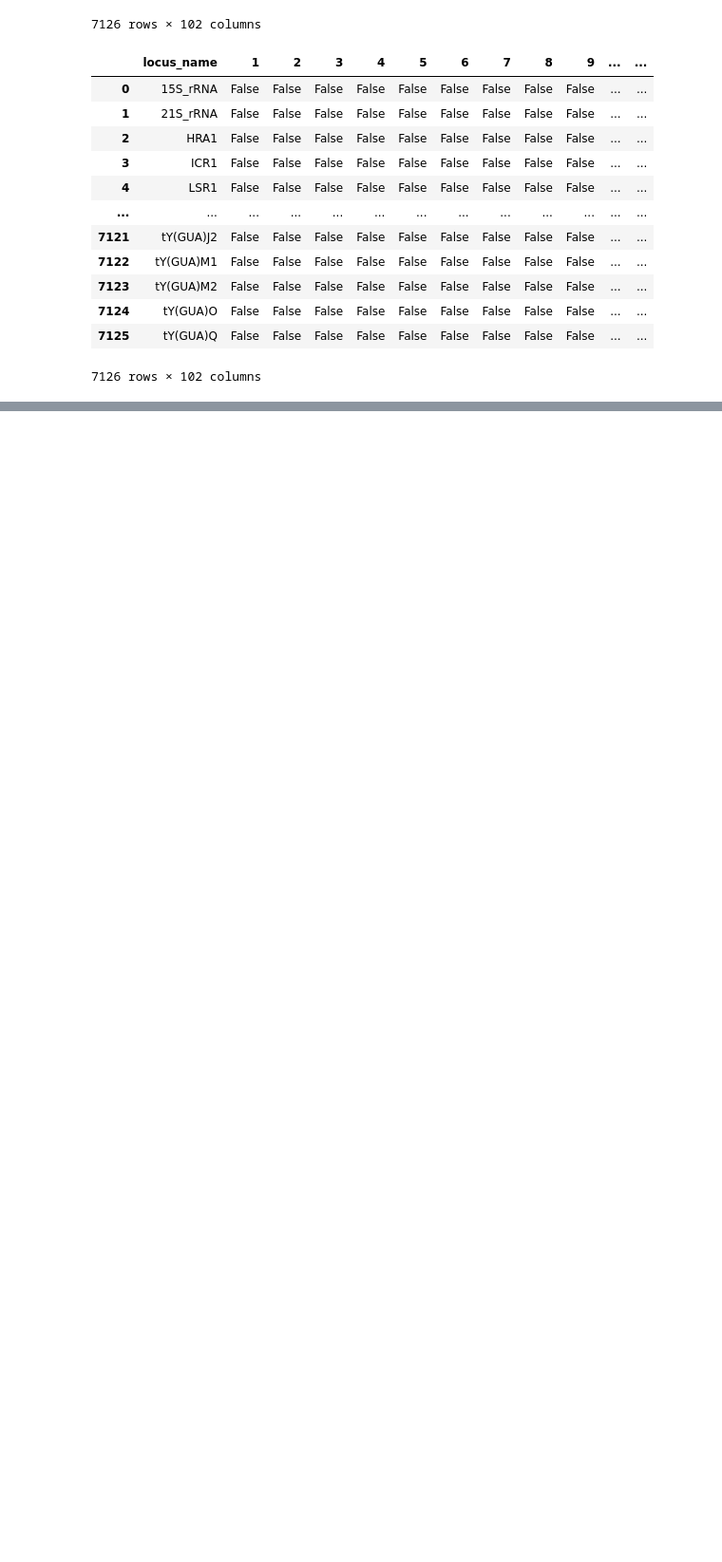
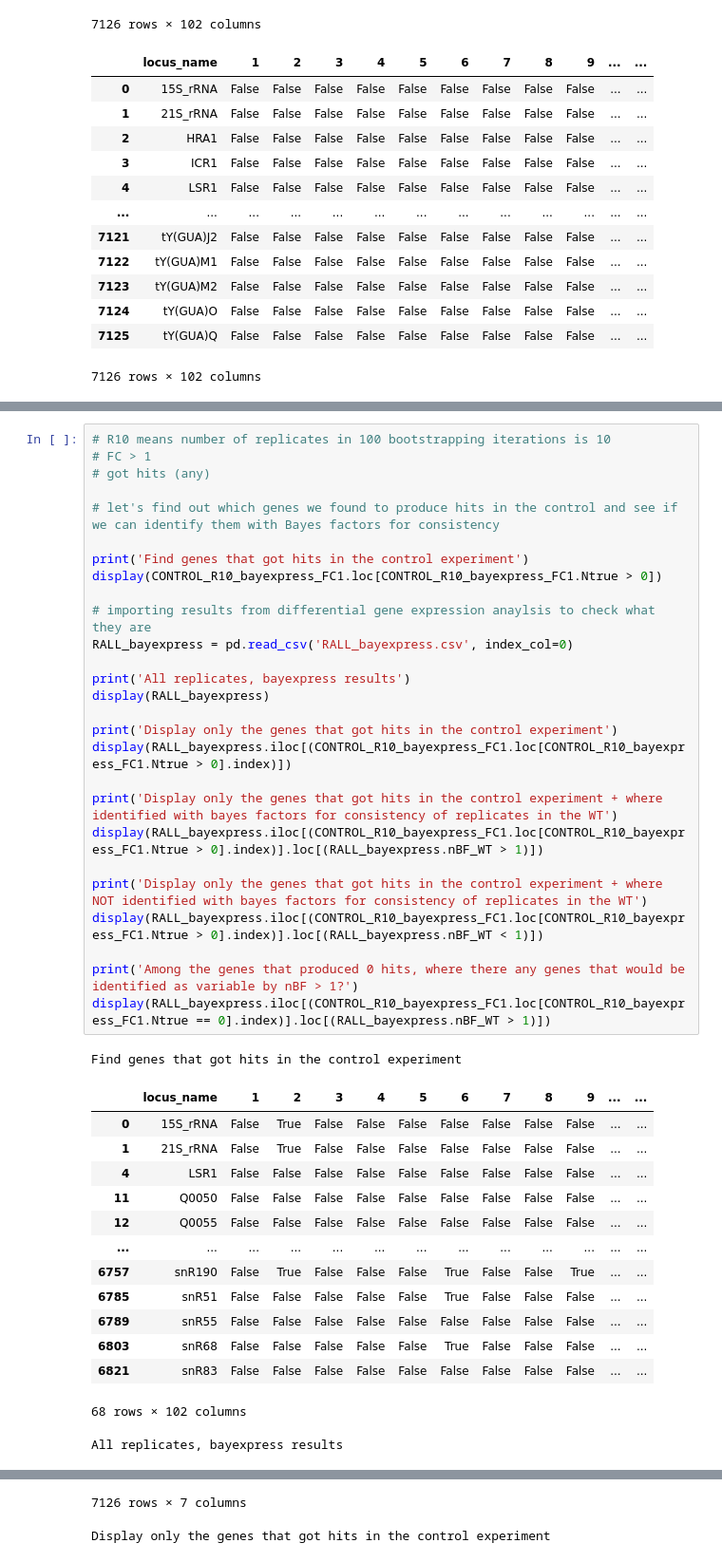
Before and after one commit to Morris-Research-Group/BDGE, a Jupyter notebook: FUNSECTION_R10.ipynb, the cells around one changed output, grey strips where cells are left out. Shown at 95% size. Cells and saved outputs as stored; diff of their text form; blank space fills up the shorter version.

```diff
--- a/FUNSECTION_R10.ipynb
+++ b/FUNSECTION_R10.ipynb
@@ -225,0 +357,43 @@ display(RALL_bayexpress.iloc[(CONTROL_R10_bayexpress_FC0.loc[CONTROL_R10_bayexpr
+# %%
+# R10 means number of replicates in 100 bootstrapping iterations is 10
+# FC > 1
+# got hits (any)
+
+# let's find out which genes we found to produce hits in the control and see if we can identify them with Bayes factors for consistency
+
+print('Find genes that got hits in the control experiment')
+display(CONTROL_R10_bayexpress_FC1.loc[CONTROL_R10_bayexpress_FC1.Ntrue > 0])
+
+# importing results from differential gene expression anaylsis to check what they are
+RALL_bayexpress = pd.read_csv('RALL_bayexpress.csv', index_col=0)
+
+print('All replicates, bayexpress results')
+display(RALL_bayexpress)
+
+print('Display only the genes that got hits in the control experiment')
+display(RALL_bayexpress.iloc[(CONTROL_R10_bayexpress_FC1.loc[CONTROL_R10_bayexpress_FC1.Ntrue > 0].index)])
+
+print('Display only the genes that got hits in the control experiment + where identified with bayes factors for consistency of replicates in the WT')
+display(RALL_bayexpress.iloc[(CONTROL_R10_bayexpress_FC1.loc[CONTROL_R10_bayexpress_FC1.Ntrue > 0].index)].loc[(RALL_bayexpress.nBF_WT > 1)])
+
+print('Display only the genes that got hits in the control experiment + where NOT identified with bayes factors for consistency of replicates in the WT')
+display(RALL_bayexpress.iloc[(CONTROL_R10_bayexpress_FC1.loc[CONTROL_R10_bayexpress_FC1.Ntrue > 0].index)].loc[(RALL_bayexpress.nBF_WT < 1)])
+
+print('Among the genes that produced 0 hits, where there any genes that would be identified as variable by nBF > 1?')
+display(RALL_bayexpress.iloc[(CONTROL_R10_bayexpress_FC1.loc[CONTROL_R10_bayexpress_FC1.Ntrue == 0].index)].loc[(RALL_bayexpress.nBF_WT > 1)])
+# %% [output]
+Find genes that got hits in the control experiment
+|  | locus_name | 1 | 2 | 3 | 4 | 5 | 6 | 7 | 8 | 9 | ... | ... |
+| 0 | 15S_rRNA | False | True | False | False | False | False | False | False | False | ... | ... |
+| 1 | 21S_rRNA | False | True | False | False | False | False | False | False | False | ... | ... |
+| 4 | LSR1 | False | False | False | False | False | False | False | False | False | ... | ... |
+| 11 | Q0050 | False | False | False | False | False | False | False | False | False | ... | ... |
+| 12 | Q0055 | False | False | False | False | False | False | False | False | False | ... | ... |
+| ... | ... | ... | ... | ... | ... | ... | ... | ... | ... | ... | ... | ... |
+| 6757 | snR190 | False | True | False | False | False | True | False | False | True | ... | ... |
+| 6785 | snR51 | False | False | False | False | False | True | False | False | False | ... | ... |
+| 6789 | snR55 | False | False | False | False | False | False | False | False | False | ... | ... |
+| 6803 | snR68 | False | False | False | False | False | True | False | False | False | ... | ... |
+| 6821 | snR83 | False | False | False | False | False | False | False | False | False | ... | ... |
+68 rows × 102 columns
+All replicates, bayexpress results
@@ -225,0 +412,2 @@ display(RALL_bayexpress.iloc[(CONTROL_R10_bayexpress_FC0.loc[CONTROL_R10_bayexpr
+7126 rows × 7 columns
+Display only the genes that got hits in the control experiment
```
Also changed, not shown: parts of 7 cells of this notebook, 3 other files.
